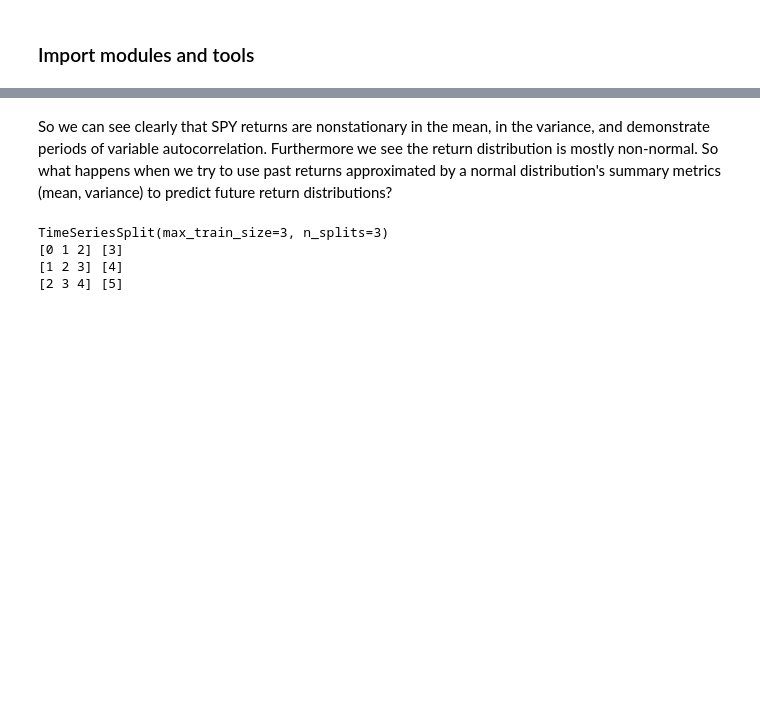
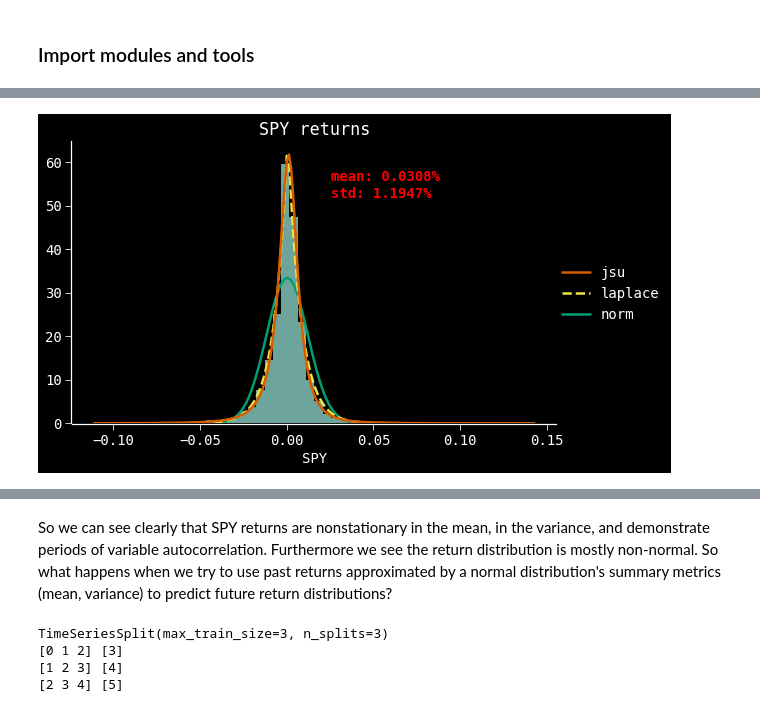
Before and after one commit to BlackArbsCEO/mixture_model_trading_public, a Jupyter notebook: notebooks/01. Motivation.ipynb, the cells around one changed output, grey strips where cells are left out. Saved outputs shown, nothing was run; the diff lists cells and outputs as text; code cells hidden in the pictures; blank space fills up the shorter version.

```diff
--- a/notebooks/01. Motivation.ipynb
+++ b/notebooks/01. Motivation.ipynb
@@ -230,2 +125,0 @@ def vertical_mean_line2(x, **kwargs):
-# %%
-ex = rs.SPY
@@ -503,0 +126,8 @@ for year in (rs.loc['2005':].assign(year=lambda df: df.index.year)).year.unique(
+# %%
+load_parquet = lambda fp: pq.read_table(fp)
+
+load_fp = pdir+'data/etf_returns_2004-11-19-2017-09-29.parquet'
+rs = (load_parquet(load_fp)
+      .to_pandas()
+      .assign(year=lambda df: df.index.year)) # add year column for later conv.
+cprint(rs)
@@ -503,0 +237,7 @@ for year in (rs.loc['2005':].assign(year=lambda df: df.index.year)).year.unique(
+# %%
+ex = 'SPY'
+df = rs.loc['2005':].copy() # use 2005 cutoff b/c it's first full year of data
+
+plot_dist(df, ex)
+# %% [output]
+[figure, added]
```
Also changed, not shown: parts of 54 cells of this notebook.
